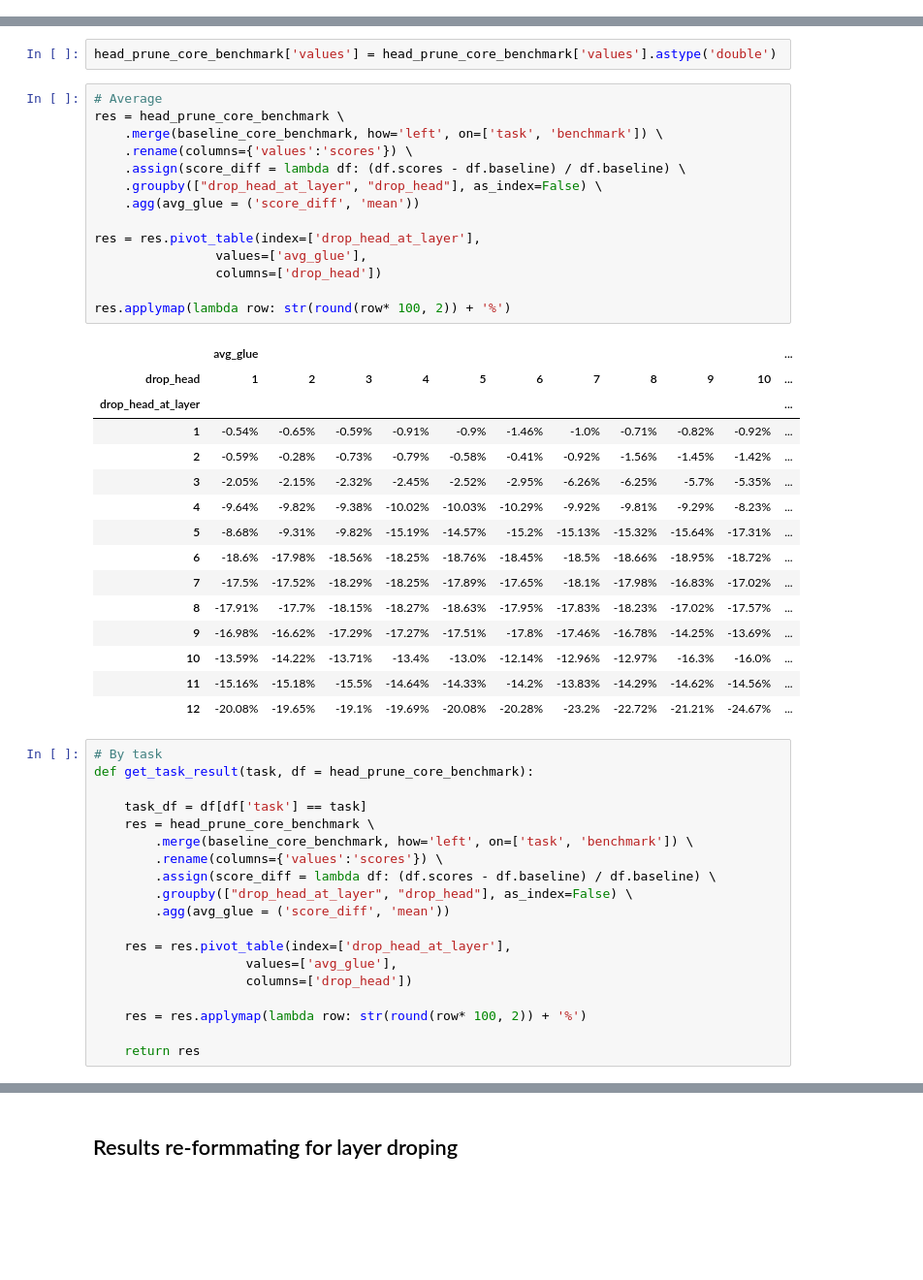
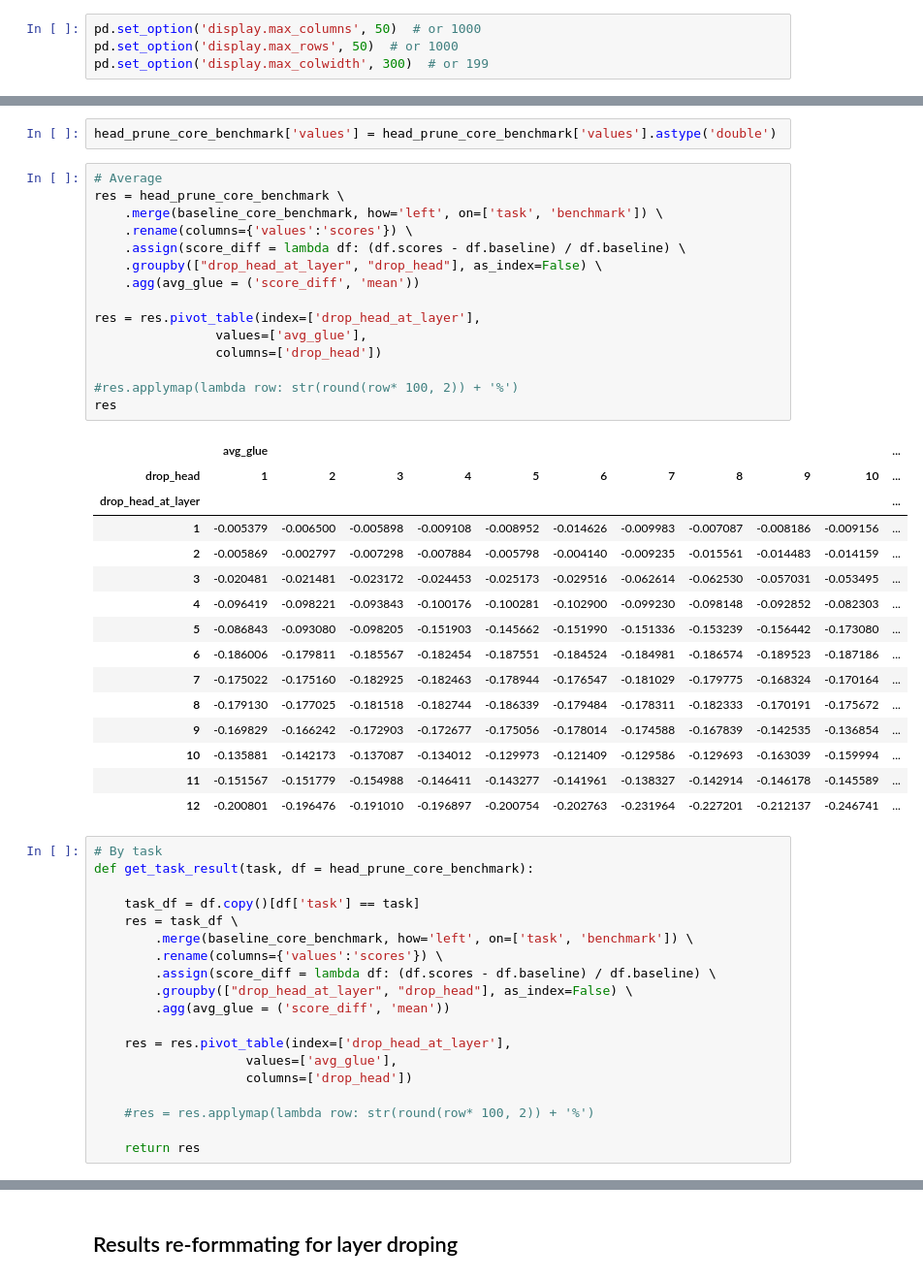
Before and after one commit to hannawong/Bert_compression, a Jupyter notebook: logs/result_cleaning.ipynb, the cells around one changed output, grey strips where cells are left out. Shown at 97% size. Saved outputs shown, nothing was run; the diff lists cells and outputs as text; blank space fills up the shorter version.

```diff
--- a/logs/result_cleaning.ipynb
+++ b/logs/result_cleaning.ipynb
@@ -6,6 +6,10 @@ import re
 import pandas as pd
 import numpy as np
 import json
+# %%
+pd.set_option('display.max_columns', 50)  # or 1000
+pd.set_option('display.max_rows', 50)  # or 1000
+pd.set_option('display.max_colwidth', 300)  # or 199
 # %% [markdown]
 ## Initial Cleaning
 # %%
@@ -202,39 +250,40 @@ head_prune_core_benchmark['values'] = head_prune_core_benchmark['values'].astype
 # %%
 # Average
 res = head_prune_core_benchmark \
     .merge(baseline_core_benchmark, how='left', on=['task', 'benchmark']) \
     .rename(columns={'values':'scores'}) \
     .assign(score_diff = lambda df: (df.scores - df.baseline) / df.baseline) \
     .groupby(["drop_head_at_layer", "drop_head"], as_index=False) \
     .agg(avg_glue = ('score_diff', 'mean'))
 
 res = res.pivot_table(index=['drop_head_at_layer'],
                 values=['avg_glue'],
                 columns=['drop_head'])
 
-res.applymap(lambda row: str(round(row* 100, 2)) + '%')
+#res.applymap(lambda row: str(round(row* 100, 2)) + '%')
+res
 # %% [output]
 |  | avg_glue |  |  |  |  |  |  |  |  |  | ... |
 | drop_head | 1 | 2 | 3 | 4 | 5 | 6 | 7 | 8 | 9 | 10 | ... |
 | drop_head_at_layer |  |  |  |  |  |  |  |  |  |  | ... |
-| 1 | -0.54% | -0.65% | -0.59% | -0.91% | -0.9% | -1.46% | -1.0% | -0.71% | -0.82% | -0.92% | ... |
-| 2 | -0.59% | -0.28% | -0.73% | -0.79% | -0.58% | -0.41% | -0.92% | -1.56% | -1.45% | -1.42% | ... |
-| 3 | -2.05% | -2.15% | -2.32% | -2.45% | -2.52% | -2.95% | -6.26% | -6.25% | -5.7% | -5.35% | ... |
-| 4 | -9.64% | -9.82% | -9.38% | -10.02% | -10.03% | -10.29% | -9.92% | -9.81% | -9.29% | -8.23% | ... |
-| 5 | -8.68% | -9.31% | -9.82% | -15.19% | -14.57% | -15.2% | -15.13% | -15.32% | -15.64% | -17.31% | ... |
-| 6 | -18.6% | -17.98% | -18.56% | -18.25% | -18.76% | -18.45% | -18.5% | -18.66% | -18.95% | -18.72% | ... |
-| 7 | -17.5% | -17.52% | -18.29% | -18.25% | -17.89% | -17.65% | -18.1% | -17.98% | -16.83% | -17.02% | ... |
-| 8 | -17.91% | -17.7% | -18.15% | -18.27% | -18.63% | -17.95% | -17.83% | -18.23% | -17.02% | -17.57% | ... |
-| 9 | -16.98% | -16.62% | -17.29% | -17.27% | -17.51% | -17.8% | -17.46% | -16.78% | -14.25% | -13.69% | ... |
-| 10 | -13.59% | -14.22% | -13.71% | -13.4% | -13.0% | -12.14% | -12.96% | -12.97% | -16.3% | -16.0% | ... |
-| 11 | -15.16% | -15.18% | -15.5% | -14.64% | -14.33% | -14.2% | -13.83% | -14.29% | -14.62% | -14.56% | ... |
-| 12 | -20.08% | -19.65% | -19.1% | -19.69% | -20.08% | -20.28% | -23.2% | -22.72% | -21.21% | -24.67% | ... |
+| 1 | -0.005379 | -0.006500 | -0.005898 | -0.009108 | -0.008952 | -0.014626 | -0.009983 | -0.007087 | -0.008186 | -0.009156 | ... |
+| 2 | -0.005869 | -0.002797 | -0.007298 | -0.007884 | -0.005798 | -0.004140 | -0.009235 | -0.015561 | -0.014483 | -0.014159 | ... |
+| 3 | -0.020481 | -0.021481 | -0.023172 | -0.024453 | -0.025173 | -0.029516 | -0.062614 | -0.062530 | -0.057031 | -0.053495 | ... |
+| 4 | -0.096419 | -0.098221 | -0.093843 | -0.100176 | -0.100281 | -0.102900 | -0.099230 | -0.098148 | -0.092852 | -0.082303 | ... |
+| 5 | -0.086843 | -0.093080 | -0.098205 | -0.151903 | -0.145662 | -0.151990 | -0.151336 | -0.153239 | -0.156442 | -0.173080 | ... |
+| 6 | -0.186006 | -0.179811 | -0.185567 | -0.182454 | -0.187551 | -0.184524 | -0.184981 | -0.186574 | -0.189523 | -0.187186 | ... |
+| 7 | -0.175022 | -0.175160 | -0.182925 | -0.182463 | -0.178944 | -0.176547 | -0.181029 | -0.179775 | -0.168324 | -0.170164 | ... |
+| 8 | -0.179130 | -0.177025 | -0.181518 | -0.182744 | -0.186339 | -0.179484 | -0.178311 | -0.182333 | -0.170191 | -0.175672 | ... |
+| 9 | -0.169829 | -0.166242 | -0.172903 | -0.172677 | -0.175056 | -0.178014 | -0.174588 | -0.167839 | -0.142535 | -0.136854 | ... |
+| 10 | -0.135881 | -0.142173 | -0.137087 | -0.134012 | -0.129973 | -0.121409 | -0.129586 | -0.129693 | -0.163039 | -0.159994 | ... |
+| 11 | -0.151567 | -0.151779 | -0.154988 | -0.146411 | -0.143277 | -0.141961 | -0.138327 | -0.142914 | -0.146178 | -0.145589 | ... |
+| 12 | -0.200801 | -0.196476 | -0.191010 | -0.196897 | -0.200754 | -0.202763 | -0.231964 | -0.227201 | -0.212137 | -0.246741 | ... |
 # %%
 # By task
 def get_task_result(task, df = head_prune_core_benchmark):
 
-    task_df = df[df['task'] == task]
-    res = head_prune_core_benchmark \
+    task_df = df.copy()[df['task'] == task]
+    res = task_df \
         .merge(baseline_core_benchmark, how='left', on=['task', 'benchmark']) \
         .rename(columns={'values':'scores'}) \
         .assign(score_diff = lambda df: (df.scores - df.baseline) / df.baseline) \
@@ -245,6 +294,6 @@ def get_task_result(task, df = head_prune_core_benchmark):
                     values=['avg_glue'],
                     columns=['drop_head'])
 
-    res = res.applymap(lambda row: str(round(row* 100, 2)) + '%')
+    #res = res.applymap(lambda row: str(round(row* 100, 2)) + '%')
 
     return res
```
Also changed, not shown: parts of 27 cells of this notebook, 17 other files.
